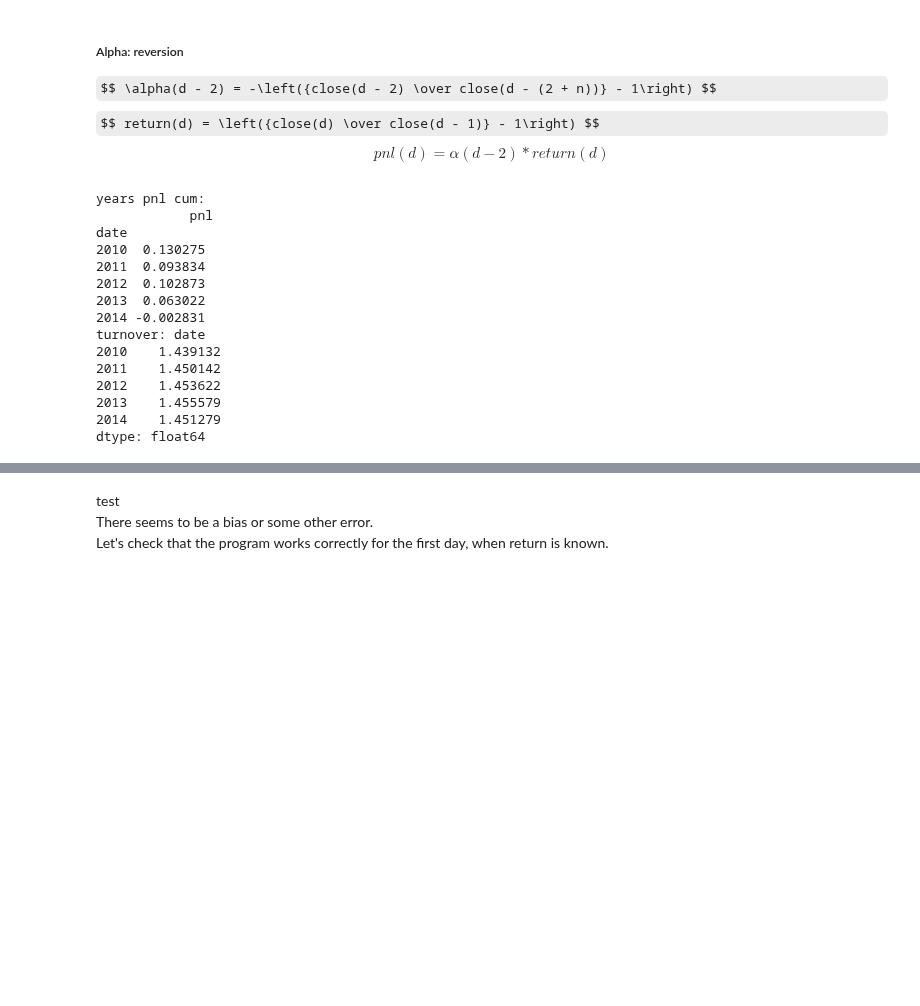
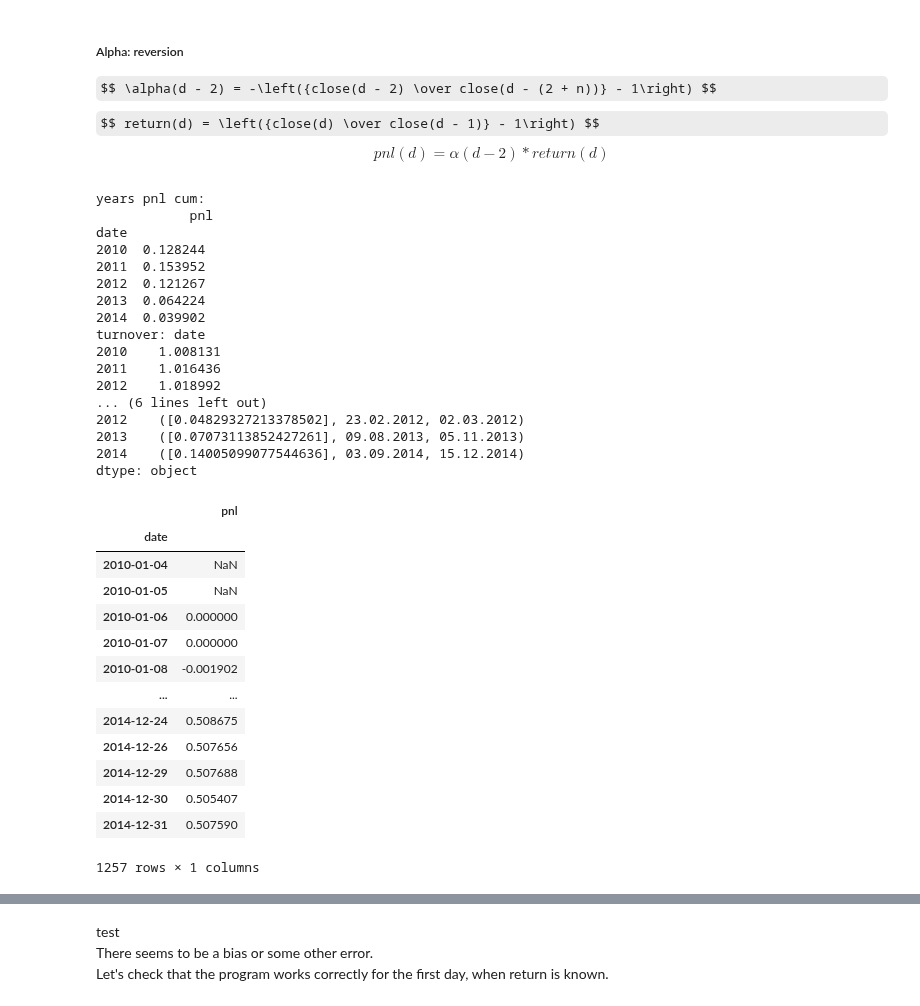
Before and after one commit to ChingisBadmaev/sirius_university, a Jupyter notebook: finding_alphas/task_list_2/main.ipynb, the cells around one changed output, grey strips where cells are left out. Drawn from its saved outputs; the diff is of its cells as text; code cells hidden in the pictures; some formulas as TeX source; blank space fills up the shorter version.

```diff
--- a/finding_alphas/task_list_2/main.ipynb
+++ b/finding_alphas/task_list_2/main.ipynb
@@ -113,28 +113,48 @@ def algh_alpha_reversion(data, n=1):
     alpha = alpha.T.apply(neutralize).apply(normalize).T
     return alpha
 # %%
-alpha_revers = algh_alpha_reversion(data, 1)
+alpha_revers = algh_alpha_reversion(data, 2)
 years_pnl_cum = get_pnl(data_returns, alpha_revers, 1)
 days_pnl = get_pnl(data_returns, alpha_revers)
 
 print('years pnl cum:', '\n', years_pnl_cum)
 print('turnover:', turnover(alpha_revers))
+print(get_drawdown_years(days_pnl.cumsum()))
 # %% [output]
 years pnl cum:
             pnl
 date
-2010  0.130275
-2011  0.093834
-2012  0.102873
-2013  0.063022
-2014 -0.002831
+2010  0.128244
+2011  0.153952
+2012  0.121267
+2013  0.064224
+2014  0.039902
 turnover: date
-2010    1.439132
-2011    1.450142
-2012    1.453622
-2013    1.455579
-2014    1.451279
-dtype: float64
+2010    1.008131
+2011    1.016436
+2012    1.018992
+... (6 lines left out)
+2012    ([0.04829327213378502], 23.02.2012, 02.03.2012)
+2013    ([0.07073113852427261], 09.08.2013, 05.11.2013)
+2014    ([0.14005099077544636], 03.09.2014, 15.12.2014)
+dtype: object
+# %%
+days_pnl.cumsum()
+# %% [output]
+|  | pnl |
+| date |  |
+| 2010-01-04 | NaN |
+| 2010-01-05 | NaN |
+| 2010-01-06 | 0.000000 |
+| 2010-01-07 | 0.000000 |
+| 2010-01-08 | -0.001902 |
+| ... | ... |
+| 2014-12-24 | 0.508675 |
+| 2014-12-26 | 0.507656 |
+| 2014-12-29 | 0.507688 |
+| 2014-12-30 | 0.505407 |
+| 2014-12-31 | 0.507590 |
+1257 rows × 1 columns
 # %%
 days_pnl.cumsum().plot()
 # %% [output]
```
Also changed, not shown: parts of 5 cells of this notebook.
